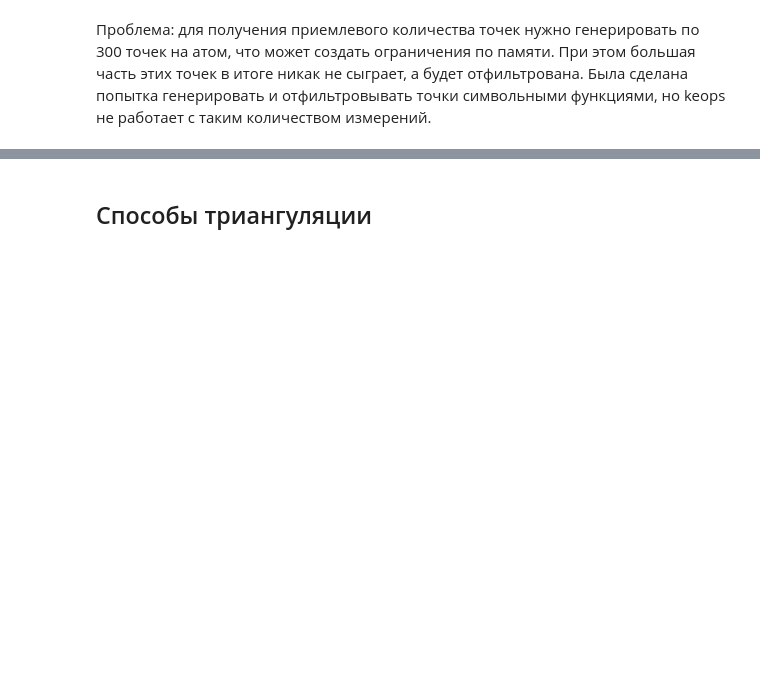
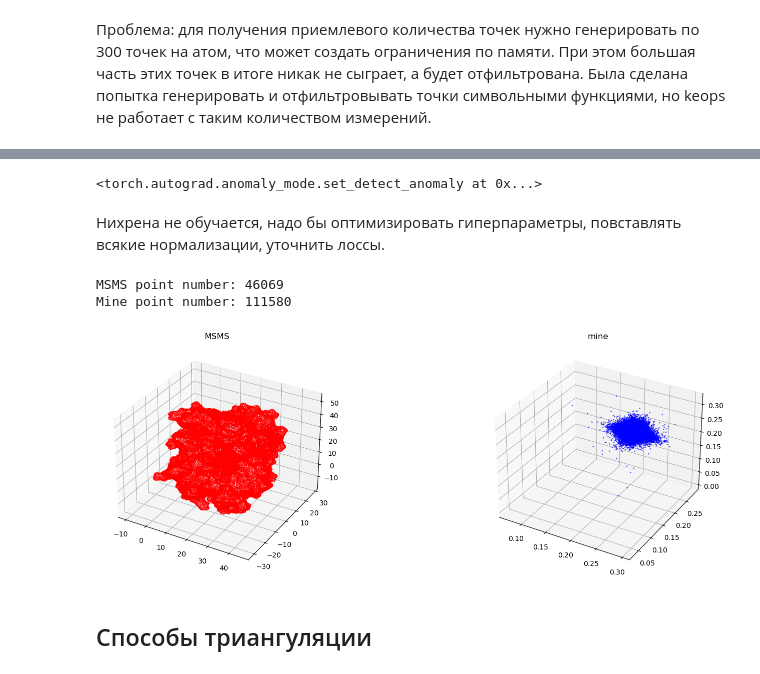
Before and after one commit to geraseva/SESes, a Jupyter notebook: main.ipynb, the cells around one changed output, grey strips where cells are left out. Saved outputs shown, nothing was run; the diff lists cells and outputs as text; code cells hidden in the pictures; blank space fills up the shorter version.

Commit message:
add nn model

```diff
--- a/main.ipynb
+++ b/main.ipynb
@@ -194,0 +215,3 @@ pd.DataFrame(index=['dmasif','mine'], columns=['chamfer','normal','hausdorff','d
+# %%
+dataset=AtomSurfaceDataset(list=[x.rstrip()+'.pdb' for x in open('prot_nrd.txt')][:30]) # пока возьмем 30 штук для отладки
+dataset[0].keys()
@@ -194,0 +220,2 @@ pd.DataFrame(index=['dmasif','mine'], columns=['chamfer','normal','hausdorff','d
+# %%
+train_set, val_set = torch.utils.data.random_split(dataset, [0.8,0.2])
@@ -194,0 +253,3 @@ pd.DataFrame(index=['dmasif','mine'], columns=['chamfer','normal','hausdorff','d
+# %%
+train_loader = torch.utils.data.DataLoader(train_set, batch_size=1, shuffle=True, collate_fn=CollateDict())
+val_loader = torch.utils.data.DataLoader(val_set, batch_size=1, shuffle=False, collate_fn=CollateDict())
@@ -194,0 +392,21 @@ pd.DataFrame(index=['dmasif','mine'], columns=['chamfer','normal','hausdorff','d
+# %%
+model=ModelHuel()
+optimizer = torch.optim.Adam(model.parameters(), lr=0.001)
+criterion = SurfaceCriterion()
+n_epochs=10
+model.train()
+
+for epoch in range(n_epochs):  # number of epochs
+    training_loss = 0
+    for i, data in tqdm(enumerate(train_loader, 0)):
+        optimizer.zero_grad()
+
+        out = model(data)
+        loss = criterion(out)
+        loss.backward()
+        optimizer.step()
+
+        training_loss += loss.item()
+    print(f'Training loss: {training_loss}')
+
+print('Finished Training')
@@ -195,3 +425,27 @@ pd.DataFrame(index=['dmasif','mine'], columns=['chamfer','normal','hausdorff','d
+# %%
+torch.autograd.set_detect_anomaly(True)
+# %% [output]
+<torch.autograd.anomaly_mode.set_detect_anomaly at 0x...>
+# %% [markdown]
+Нихрена не обучается, надо бы оптимизировать гиперпараметры, повставлять всякие нормализации, уточнить лоссы.
+# %%
+fig = plt.figure(figsize=(18, 6))
+
+ax = fig.add_subplot(121, projection='3d')
+ax.scatter(*out['target_xyz'].detach().numpy().T, s=1, color='red',alpha=0.5)
+ax.set_title('MSMS')
+
+ax = fig.add_subplot(122, projection='3d')
+ax.scatter(*out['xyz'].detach().numpy().T, s=1, color='blue',alpha=0.5)
+ax.set_title('mine')
+
+
+print('MSMS point number:', out['target_xyz'].shape[0])
+print('Mine point number:', out['xyz'].shape[0])
+# %% [output]
+MSMS point number: 46069
+Mine point number: 111580
+[figure, added]
 # %% [markdown]
 ## Способы триангуляции
 # %% [markdown]
```
Also changed, not shown: parts of 35 cells of this notebook, 8 other files.
